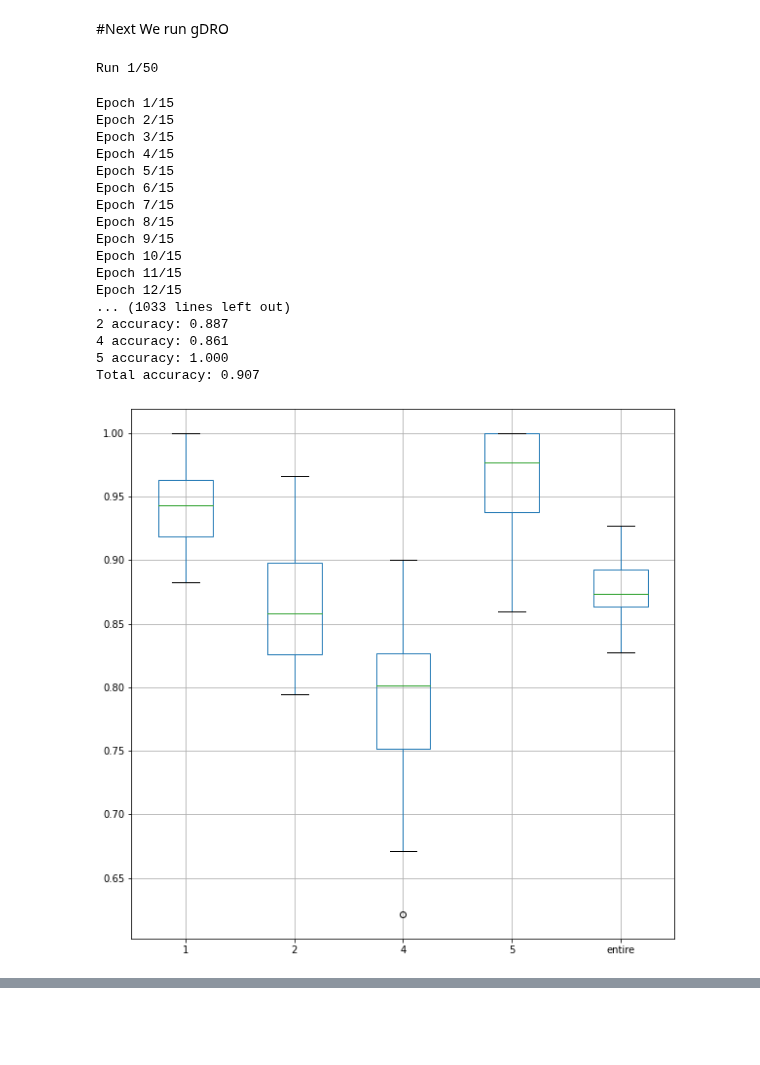
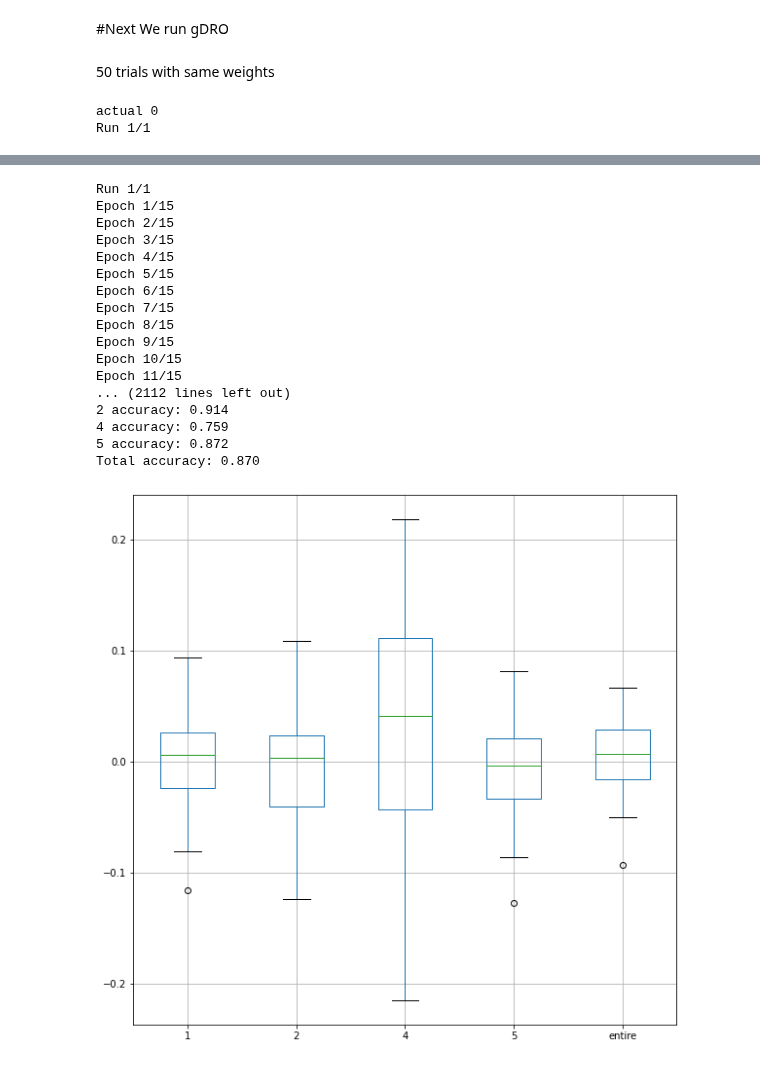
Before and after one commit to mtzig/LIDC_GDRO, a Jupyter notebook: notebooks/LIDC_malig_subgroup.ipynb, the cells around one changed output, grey strips where cells are left out. Drawn from its saved outputs; the diff is of its cells as text; code cells hidden in the pictures; blank space fills up the shorter version.

Commit message:
adds testing with same weights

```diff
--- a/notebooks/LIDC_malig_subgroup.ipynb
+++ b/notebooks/LIDC_malig_subgroup.ipynb
@@ -64,7 +64,7 @@ train_data, cv_data, test_data = getImages(split=True, sublabels=True, binary=Tr
 tr = SubclassedNoduleDataset(*train_data)
 cv = SubclassedNoduleDataset(*cv_data)
 tst = SubclassedNoduleDataset(*test_data)
-tr_loader = InfiniteDataLoader(tr, batch_size=128)
+tr_loader = InfiniteDataLoader(tr, batch_size=512)
 cv_loader = InfiniteDataLoader(cv, len(cv))
 tst_loader = InfiniteDataLoader(tst, len(tst))
 # %%
@@ -119,16 +119,22 @@ Worst Group Accuracy: 0.6567164179104478
 # %% [markdown]
 ## function to run 50 trials
 # %%
-def run_trials(runs,epochs, train_loader, val_loader, test_loader, loss_fn_type, verbose=True):
+def run_trials(runs,epochs, train_loader, val_loader, test_loader, loss_fn_type, verbose=True, model=None, save_weights=False):
   all_accuracies = []
   for run in range(runs):
     print(f'Run {run+1}/{runs}')
+    if not model:
+      model = TransferModel(device=DEVICE, pretrained=True, freeze=False)
+    else:
+      model = model
 
-    model = TransferModel(device=DEVICE, pretrained=True, freeze=False)
+    if save_weights:
+      weight_path = os.path.join('/content', 'LIDC_GDRO', 'weights')
+      torch.save(model.state_dict(), weight_path) #saves weights in file called weights
     if loss_fn_type == 'ERM':
       loss_fn = ERMLoss(model,torch.nn.CrossEntropyLoss(),{}, subclassed=True)
     else:
-      loss_fn = GDROLossAlt(model,torch.nn.CrossEntropyLoss(),0.5,4)
+      loss_fn = GDROLossAlt(model,torch.nn.CrossEntropyLoss(),0.01,4)
 
     optimizer = torch.optim.Adam(model.parameters(), lr=0.0005, weight_decay=0.005)
     scheduler = ReduceLROnPlateau(optimizer, mode='max', factor=0.2, patience=2, verbose=verbose)
@@ -183,23 +169,25 @@ Total accuracy: 0.860
 # %%
 all_accuracies = run_trials(50,15, tr_loader, cv_loader, tst_loader, 'gDRO', verbose=False)
 boxplot = plot_accuracies(all_accuracies, 'cnn_gdro_accuracies.csv')
-# %% [output]
-Run 1/50
-Epoch 1/15
-Epoch 2/15
-Epoch 3/15
-Epoch 4/15
-Epoch 5/15
-Epoch 6/15
-Epoch 7/15
-Epoch 8/15
-Epoch 9/15
-Epoch 10/15
-Epoch 11/15
-Epoch 12/15
-... (1033 lines left out)
-2 accuracy: 0.887
-4 accuracy: 0.861
-5 accuracy: 1.000
-Total accuracy: 0.907
-[figure, removed]
+# %% [markdown]
+50 trials with same weights
+# %%
+accs = []
+acc_diff = []
+
+for i in range(50):
+  print(f'actual {i}')
+  accuraciesERM = run_trials(1,15, tr_loader, cv_loader, tst_loader, 'ERM', verbose=False,save_weights=True)[0]
+  model = TransferModel(device=DEVICE, pretrained=False, freeze=False) #model with gradients frozen
+  weight_path = os.path.join('/content', 'LIDC_GDRO', 'weights')
+
+  model.load_state_dict(torch.load(weight_path, map_location=DEVICE)) #loads it in
+  accuraciesGDRO = run_trials(1,15, tr_loader, cv_loader, tst_loader, 'gDRO', verbose=False,model=model)[0]
+  accuracies = ((accuraciesERM,accuraciesGDRO))
+  accs.append(accuracies)
+  acc_diff.append(tuple(map(lambda x: x[1]-x[0], zip(*accuracies) )))
+
+boxplot = plot_accuracies(acc_diff, 'cnn_acc_diff.csv')
+# %% [output]
+actual 0
+Run 1/1
@@ -205,0 +214,18 @@ Total accuracy: 0.907
+Run 1/1
+Epoch 1/15
+Epoch 2/15
+Epoch 3/15
+Epoch 4/15
+Epoch 5/15
+Epoch 6/15
+Epoch 7/15
+Epoch 8/15
+Epoch 9/15
+Epoch 10/15
+Epoch 11/15
+... (2112 lines left out)
+2 accuracy: 0.914
+4 accuracy: 0.759
+5 accuracy: 0.872
+Total accuracy: 0.870
+[figure, added]
```
Also changed, not shown: parts of 4 cells of this notebook.
